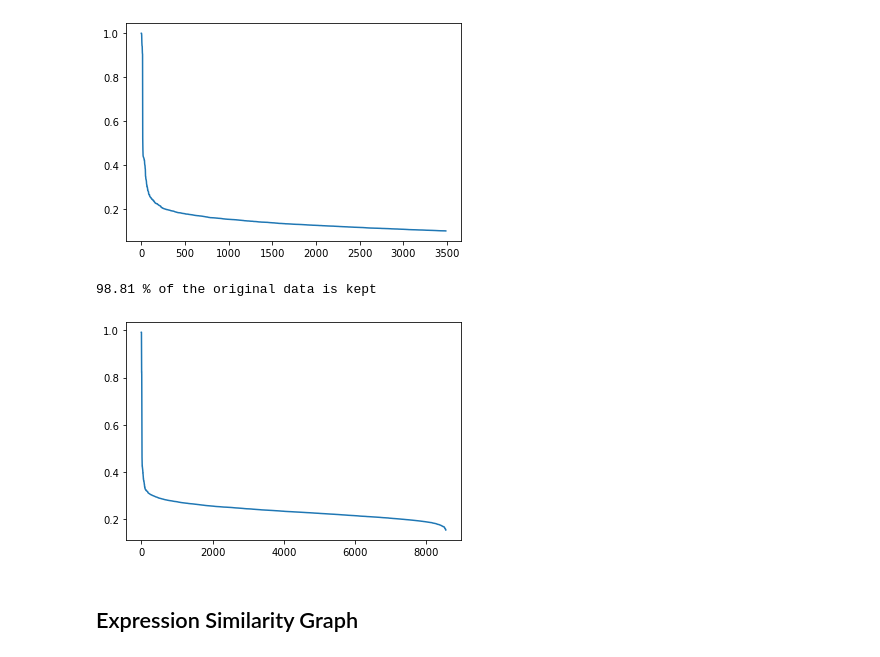
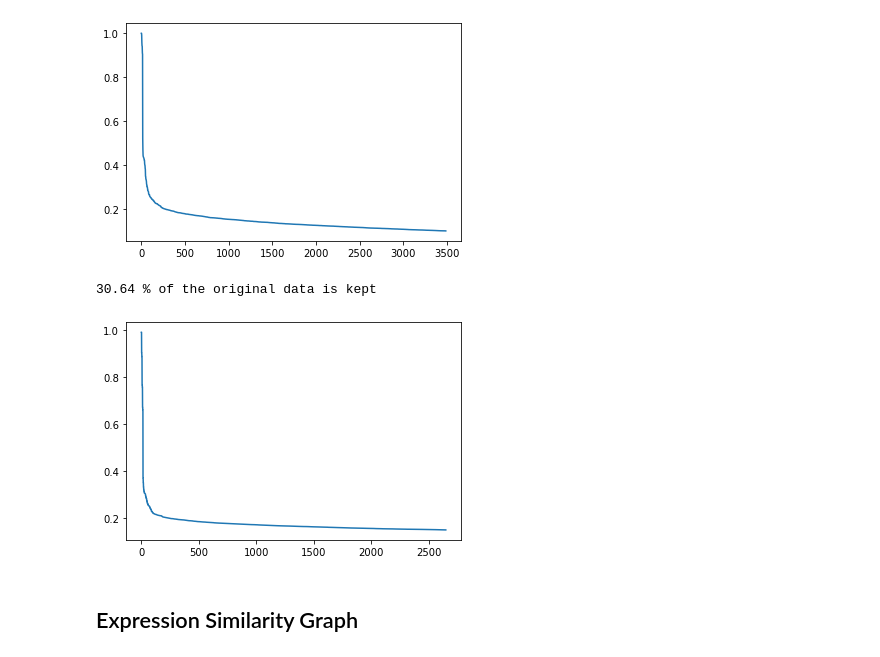
Before and after one commit to raphaelreiss/Network_tour_of_mice_genetics, a Jupyter notebook: Graph_Analysis_Mice_Genetics.ipynb, the cells around one changed output. Cells and saved outputs as stored; diff of their text form; code cells hidden in the pictures.

```diff
--- a/Graph_Analysis_Mice_Genetics.ipynb
+++ b/Graph_Analysis_Mice_Genetics.ipynb
@@ -114,11 +130,11 @@ plot_distrib(k)
 40.31 % of the original data is kept
 [figure]
 # %%
-k = epsilon_similarity_graph(genotype_df.values,sigma = 70,epsilon = 0.15,metric = 'euclidean')
+k = epsilon_similarity_graph(genotype_df.values,sigma = 60,epsilon = 0.15,metric = 'euclidean')
 plot_distrib(k)
 # %% [output]
-98.81 % of the original data is kept
+30.64 % of the original data is kept
-[figure, old version]
+[figure, new version]
 # %% [markdown]
 ## Expression Similarity Graph
 # %% [markdown]
```
Also changed, not shown: parts of 32 cells of this notebook, 10 other files.
